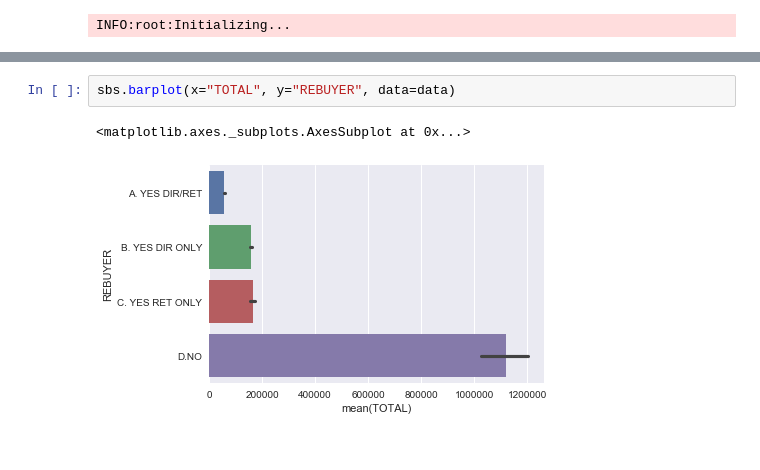
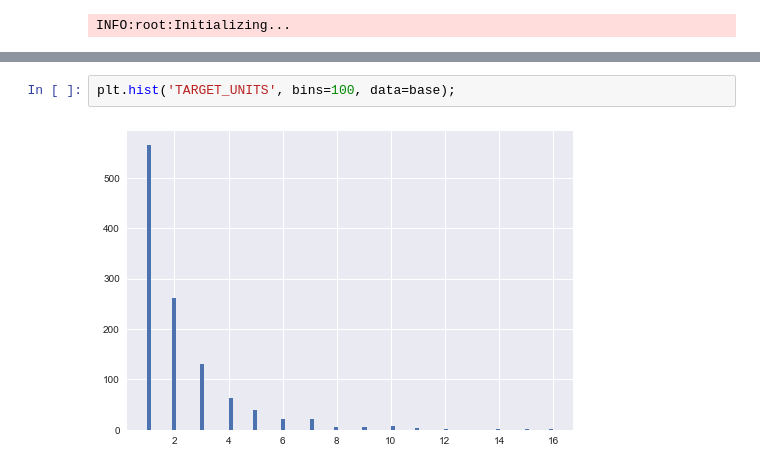
Before and after one commit to FloobtheGreat/IPy_Notebooks, a Jupyter notebook: Analyses/Inventory_Forecasting.ipynb, the cells around one changed output, grey strips where cells are left out. Drawn from its saved outputs; the diff is of its cells as text.

```diff
--- a/Analyses/Inventory_Forecasting.ipynb
+++ b/Analyses/Inventory_Forecasting.ipynb
@@ -58,5 +59,4 @@ data.head()
-# %%
-sbs.barplot(x="TOTAL", y="REBUYER", data=data)
-# %% [output]
-<matplotlib.axes._subplots.AxesSubplot at 0x...>
-[figure, removed]
+# %%
+plt.hist('TARGET_UNITS', bins=100, data=base);
+# %% [output]
+[figure, added]
```
Also changed, not shown: parts of 7 cells of this notebook, 1 other file.
